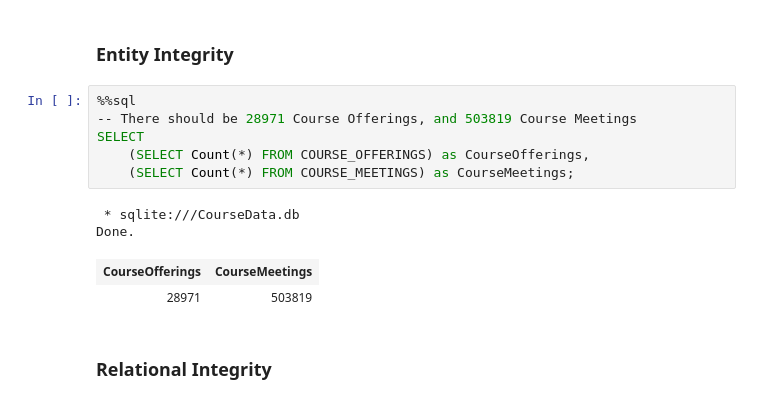
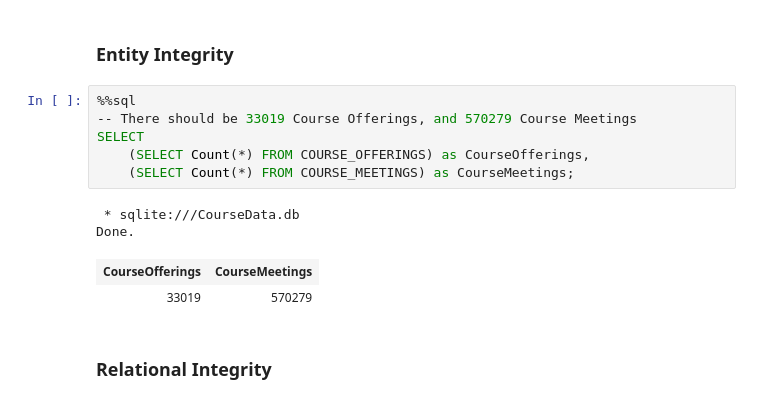
Before and after one commit to christopherhuntley/banner_data, a Jupyter notebook: CourseData_DB.ipynb, the cells around one changed output. Cells and saved outputs as stored; diff of their text form.

```diff
--- a/CourseData_DB.ipynb
+++ b/CourseData_DB.ipynb
@@ -264,15 +265,15 @@ The SQLite data types are pretty limited, so there is not much to see here. A fe
 ### Entity Integrity
 # %%
 %%sql
--- There should be 28971 Course Offerings, and 503819 Course Meetings
+-- There should be 33019 Course Offerings, and 570279 Course Meetings
 SELECT
     (SELECT Count(*) FROM COURSE_OFFERINGS) as CourseOfferings,
     (SELECT Count(*) FROM COURSE_MEETINGS) as CourseMeetings;
 # %% [output]
  * sqlite:///CourseData.db
 Done.
 | CourseOfferings | CourseMeetings |
-| 28971 | 503819 |
+| 33019 | 570279 |
 # %% [markdown]
 ### Relational Integrity
 # %%
```
Also changed, not shown: parts of 11 cells of this notebook, 28 other files.
